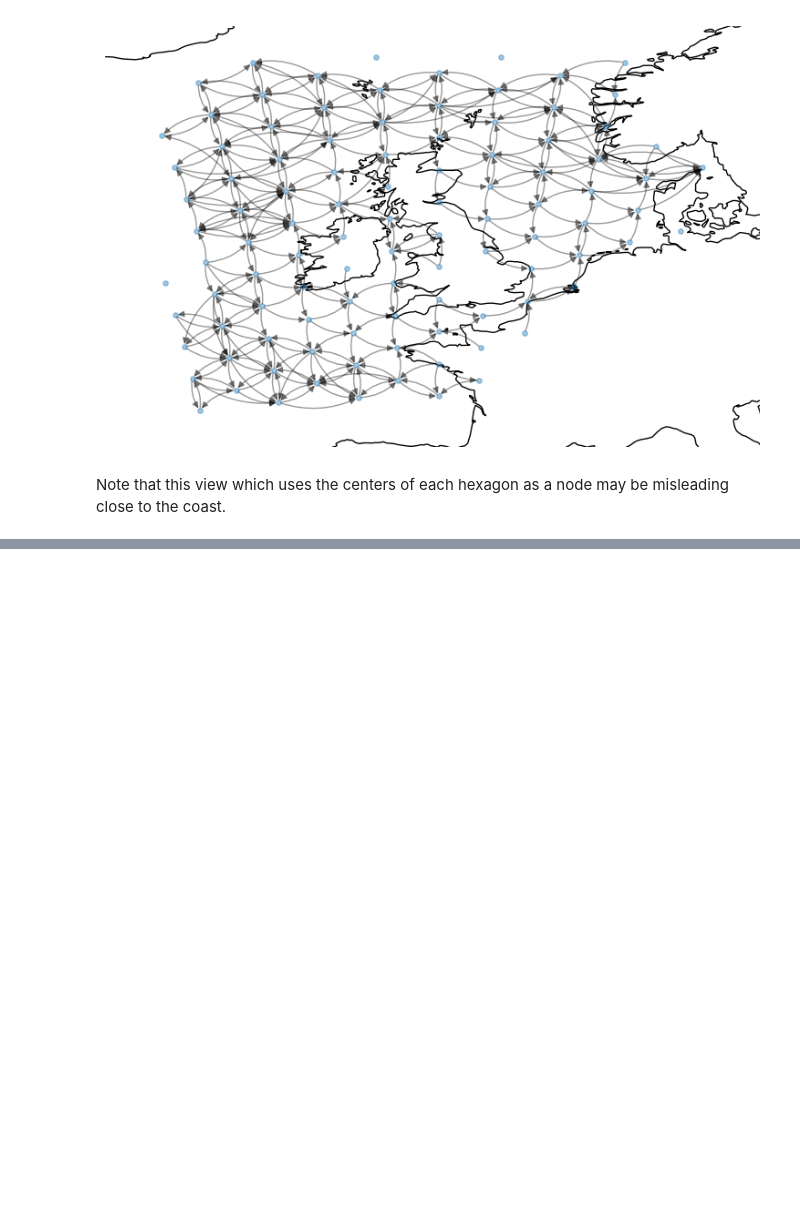
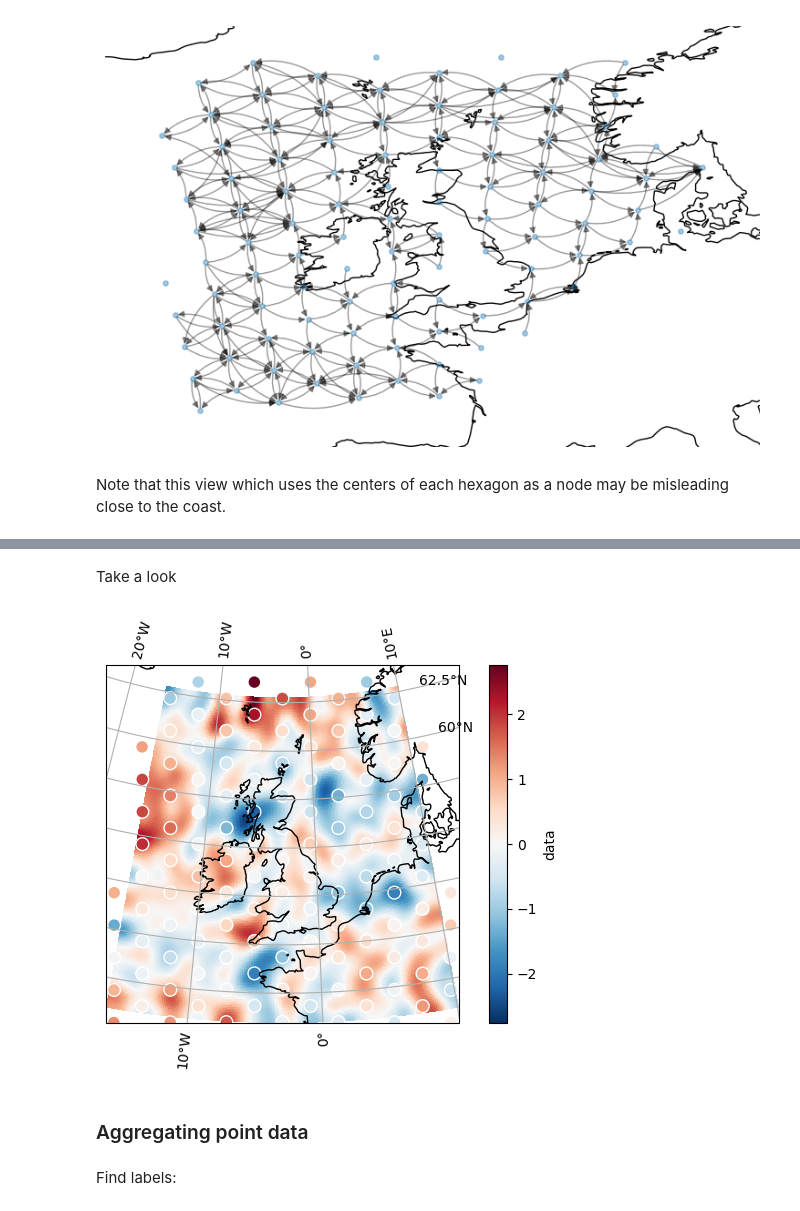
Before and after one commit to willirath/hextraj, a Jupyter notebook: notebooks/hextraj_tutorial.ipynb, the cells around one changed output, grey strips where cells are left out. Saved outputs shown, nothing was run; the diff lists cells and outputs as text; code cells hidden in the pictures; blank space fills up the shorter version.

```diff
--- a/notebooks/hextraj_tutorial.ipynb
+++ b/notebooks/hextraj_tutorial.ipynb
@@ -448,0 +566,7 @@ Note that this view which uses the centers of each hexagon as a node may be misl
+# %%
+data_grid["hex_labels"] = xr.apply_ufunc(
+    hex_proj.lon_lat_to_hex_AoS,
+    *xr.broadcast(data_grid.lon, data_grid.lat),
+).rename("hex_labels")
+
+data_grid
@@ -448,0 +596,12 @@ Note that this view which uses the centers of each hexagon as a node may be misl
+# %%
+data_grid_agg = data_grid.groupby("hex_labels").mean()
+
+hex_lon, hex_lat = hex_proj.hex_to_lon_lat_SoA(hex_AoS_to_SoA(
+    data_grid_agg.hex_labels.data
+))
+
+data_grid_agg = data_grid_agg.assign_coords(
+    lon=("hex_labels", hex_lon), lat=("hex_labels", hex_lat),
+)
+
+data_grid_agg
@@ -448,0 +626,27 @@ Note that this view which uses the centers of each hexagon as a node may be misl
+# %% [markdown]
+Take a look
+# %%
+fig, ax = plt.subplots(1, 1, subplot_kw={"projection": cartopy.crs.Stereographic(
+    central_longitude=lon_origin, central_latitude=lat_origin,
+)})
+
+data_grid.plot(
+    x="lon", y="lat", ax=ax, transform=cartopy.crs.PlateCarree(),
+    add_colorbar=False,
+)
+
+data_grid_agg.rename("data").to_dataset().plot.scatter(
+    x="lon", y="lat", hue="data", s=85,
+    ax=ax, transform=cartopy.crs.PlateCarree(),
+)
+
+ax.gridlines(draw_labels=True)
+ax.coastlines()
+
+fig.tight_layout();
+# %% [output]
+[figure, added]
+# %% [markdown]
+### Aggregating point data
+# %% [markdown]
+Find labels:
```
Also changed, not shown: parts of 25 cells of this notebook.
